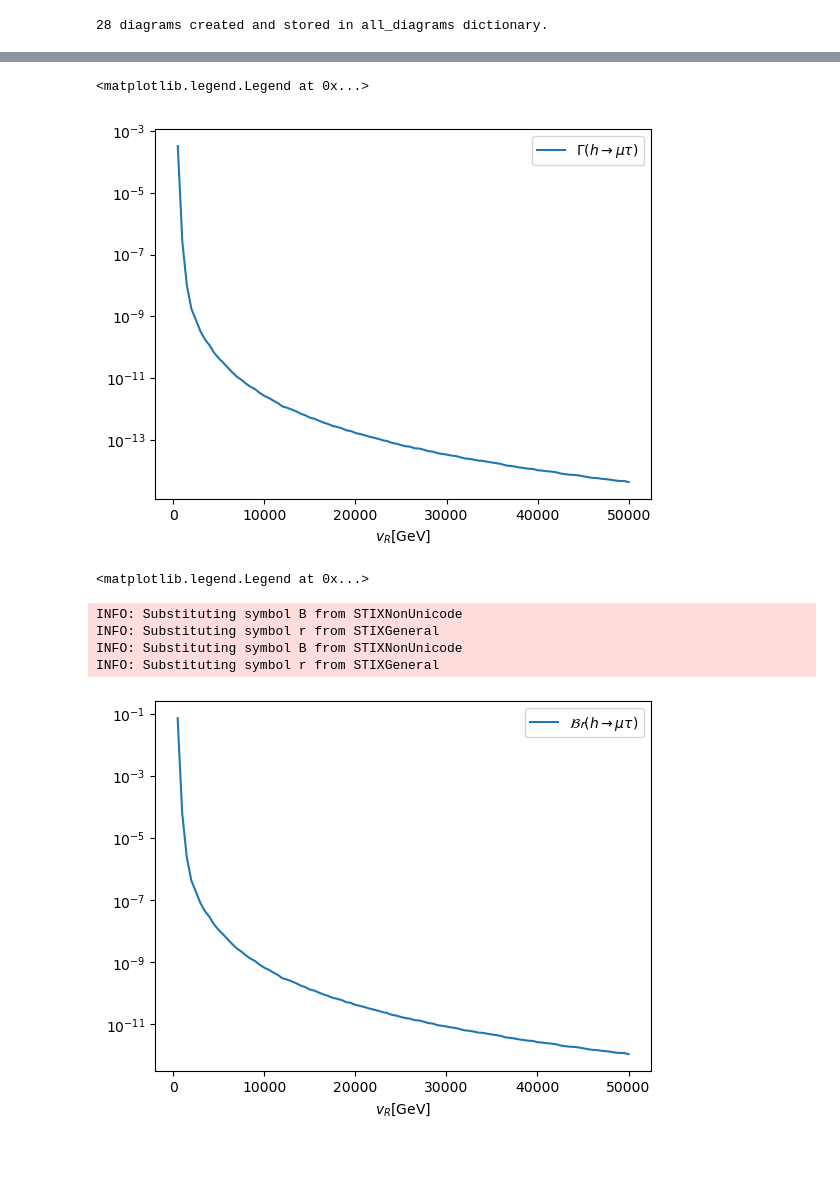
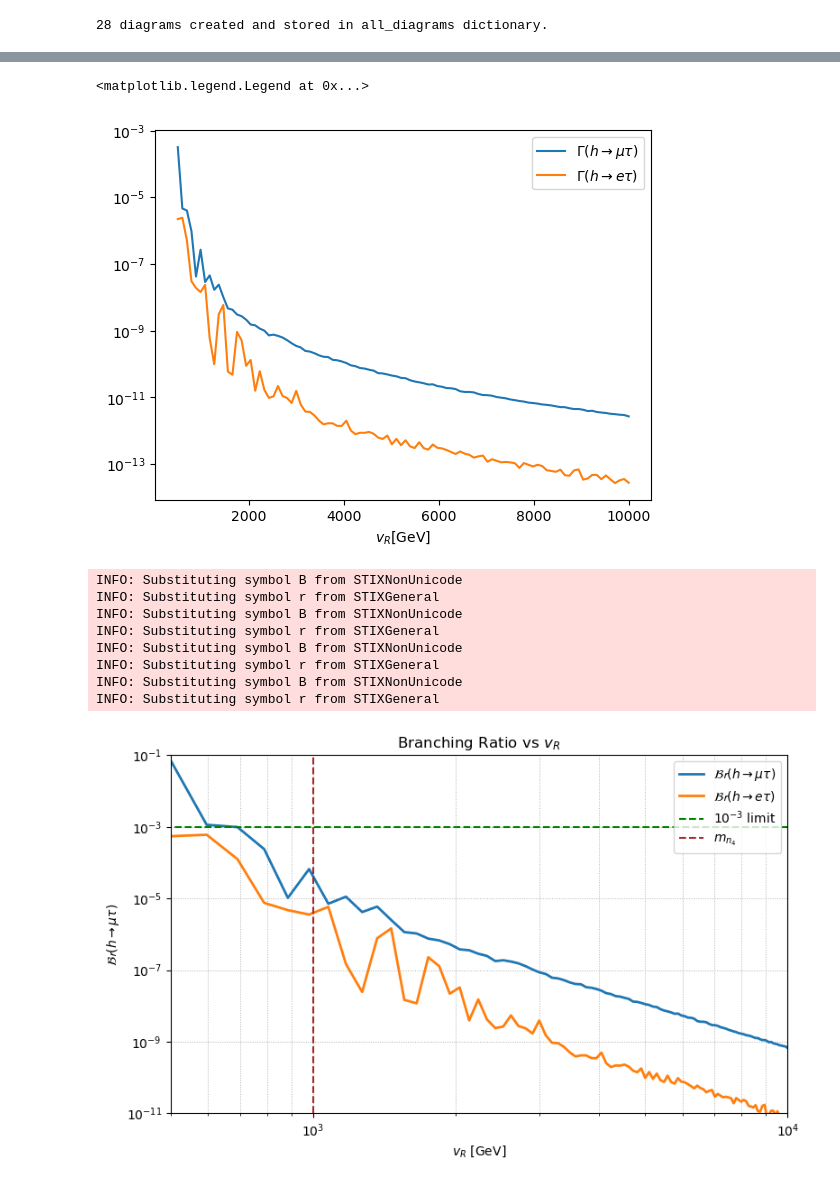
Before and after one commit to moiseszeleny/LRSM-with-Spheno, a Jupyter notebook: sympy_calculations/LFV decays DLRSM/plot_lfvhd.ipynb, the cells around one changed output, grey strips where cells are left out. Cells and saved outputs as stored; diff of their text form; code cells hidden in the pictures; blank space fills up the shorter version.

```diff
--- a/sympy_calculations/LFV decays DLRSM/plot_lfvhd.ipynb
+++ b/sympy_calculations/LFV decays DLRSM/plot_lfvhd.ipynb
@@ -170,22 +183,53 @@ plt.legend()
 # %%
 from LFVXD.Hdecay_diagrams_v2 import calculate_decay_width, calculate_branching_ratio
 # %%
-Hwidth_resulta = [calculate_decay_width(AL, AR, mH10_val, ml_vals[1], ml_vals[2]) for AL, AR in zip(AL_resuls, AR_resuls)]
-plt.semilogy(vR_range, Hwidth_resulta, label=r'$\Gamma(h \to \mu \tau)$')
+Hwidth_results_mutau = [
+    calculate_decay_width(AL, AR, mH10_val, ml_vals[1], ml_vals[2])
+    for AL, AR in zip(AL_results_mutau, AR_results_mutau)
+]
+Hwidth_results_etau = [
+    calculate_decay_width(AL, AR, mH10_val, ml_vals[0], ml_vals[2])
+    for AL, AR in zip(AL_results_etau, AR_results_etau)
+]
+plt.semilogy(vR_range, Hwidth_results_mutau, label=r'$\Gamma(h \to \mu \tau)$')
+plt.semilogy(vR_range, Hwidth_results_etau, label=r'$\Gamma(h \to e \tau)$')
 plt.xlabel('$v_R$[GeV]')
 plt.legend()
 # %% [output]
 <matplotlib.legend.Legend at 0x...>
-[figure, old version]
+[figure, new version]
-# %%
-HBr_resulta = [calculate_branching_ratio(AL, AR, mH10_val, ml_vals[1], ml_vals[2]) for AL, AR in zip(AL_resuls, AR_resuls)]
-plt.semilogy(vR_range, HBr_resulta, label=r'$\mathcal{Br}(h \to \mu \tau)$');
-plt.xlabel('$v_R$[GeV]');
-plt.legend()
-# %% [output]
-<matplotlib.legend.Legend at 0x...>
-INFO: Substituting symbol B from STIXNonUnicode
-INFO: Substituting symbol r from STIXGeneral
-INFO: Substituting symbol B from STIXNonUnicode
-INFO: Substituting symbol r from STIXGeneral
-[figure, removed]
+# %%
+# Compute branching ratios for h → μτ
+HBr_results_mutau = [
+    calculate_branching_ratio(AL, AR, mH10_val, ml_vals[1], ml_vals[2])
+    for AL, AR in zip(AL_results_mutau, AR_results_mutau)
+]
+HBr_results_etau = [
+    calculate_branching_ratio(AL, AR, mH10_val, ml_vals[0], ml_vals[2])
+    for AL, AR in zip(AL_results_etau, AR_results_etau)
+]
+
+plt.figure(figsize=(8, 5))
+plt.loglog(vR_range, HBr_results_mutau, label=r'$\mathcal{Br}(h \to \mu \tau)$', linewidth=2)
+plt.loglog(vR_range, HBr_results_etau, label=r'$\mathcal{Br}(h \to e \tau)$', linewidth=2)
+plt.hlines(1e-3, 300, 10000, linestyles='--', colors='green', label=r'$10^{-3}$ limit')
+plt.vlines(mni_vals[3], 1e-11, 1e-1, linestyles='--', colors='brown', label=r'$m_{n_4}$')
+plt.xlim(500, 10000)
+plt.ylim(1e-11, 0.1)
+plt.xlabel('$v_R$ [GeV]')
+plt.ylabel(r'$\mathcal{Br}(h \to \mu \tau)$')
+plt.title('Branching Ratio vs $v_R$')
+plt.grid(True, which='both', linestyle=':', linewidth=0.7)
+plt.legend()
+plt.tight_layout()
+plt.show()
+# %% [output]
+INFO: Substituting symbol B from STIXNonUnicode
+INFO: Substituting symbol r from STIXGeneral
+INFO: Substituting symbol B from STIXNonUnicode
+INFO: Substituting symbol r from STIXGeneral
+INFO: Substituting symbol B from STIXNonUnicode
+INFO: Substituting symbol r from STIXGeneral
+INFO: Substituting symbol B from STIXNonUnicode
+INFO: Substituting symbol r from STIXGeneral
+[figure, added]
```
Also changed, not shown: parts of 5 cells of this notebook, 1 other file.
